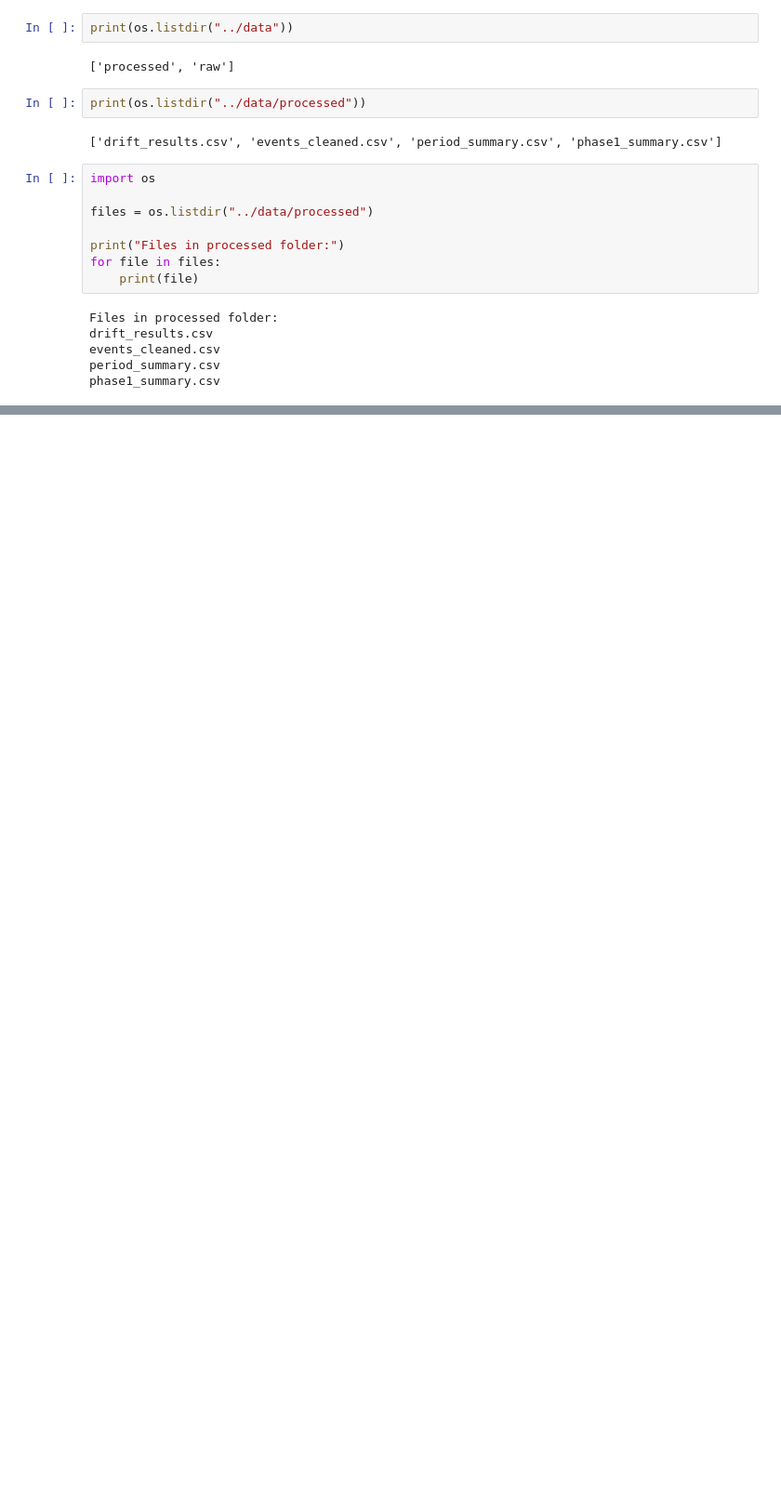
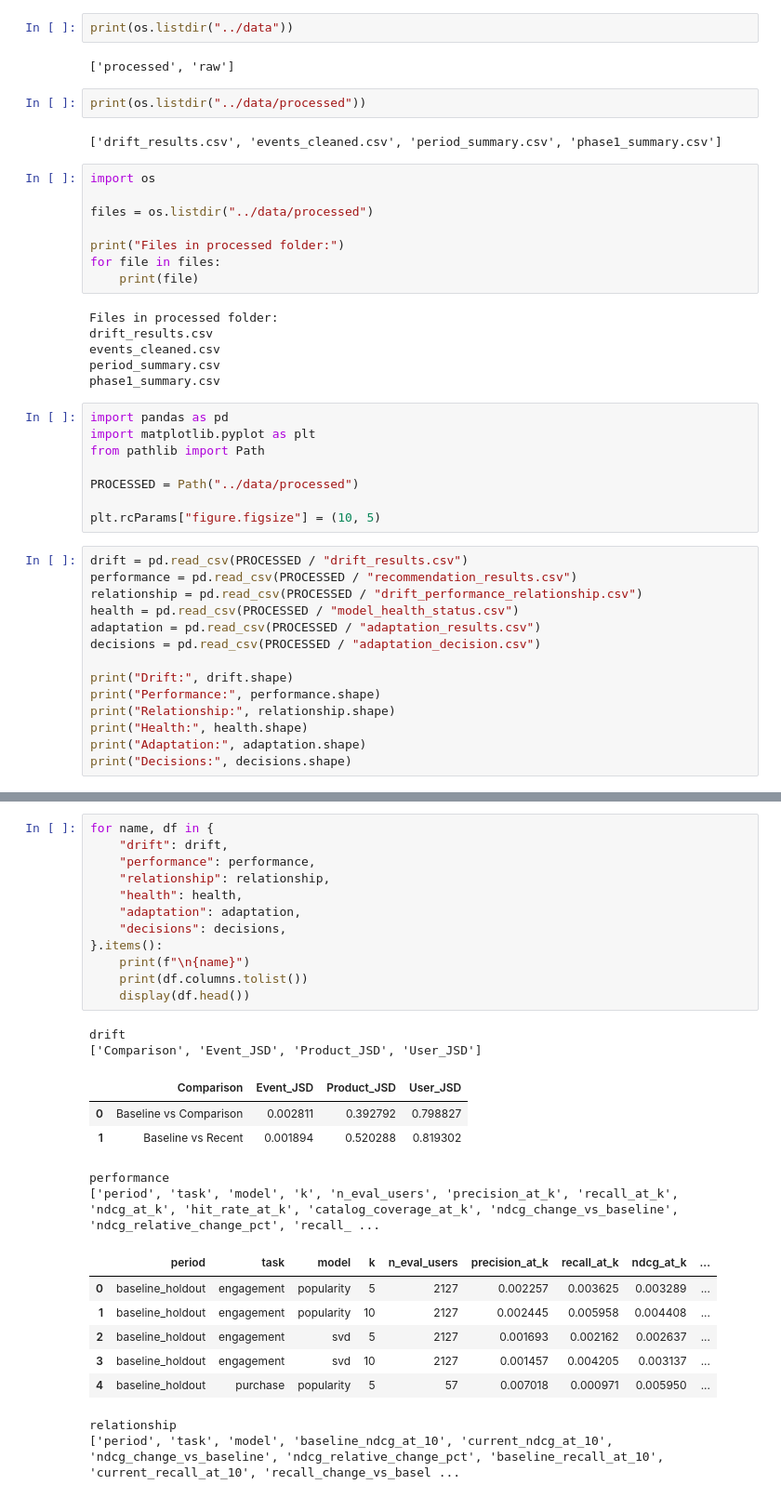
Before and after one commit to 1da23cs124cs-svg/Recommendation-Drift-Monitoring, a Jupyter notebook: notebooks/01_data_analysis.ipynb, the cells around one changed output, grey strips where cells are left out. Shown at 93% size. Cells and saved outputs as stored; diff of their text form; blank space fills up the shorter version.

```diff
--- a/notebooks/01_data_analysis.ipynb
+++ b/notebooks/01_data_analysis.ipynb
@@ -1187,3 +1187,25 @@ drift_results.csv
 events_cleaned.csv
 period_summary.csv
 phase1_summary.csv
+# %%
+import pandas as pd
+import matplotlib.pyplot as plt
+from pathlib import Path
+
+PROCESSED = Path("../data/processed")
+
+plt.rcParams["figure.figsize"] = (10, 5)
+# %%
+drift = pd.read_csv(PROCESSED / "drift_results.csv")
+performance = pd.read_csv(PROCESSED / "recommendation_results.csv")
+relationship = pd.read_csv(PROCESSED / "drift_performance_relationship.csv")
+health = pd.read_csv(PROCESSED / "model_health_status.csv")
+adaptation = pd.read_csv(PROCESSED / "adaptation_results.csv")
+decisions = pd.read_csv(PROCESSED / "adaptation_decision.csv")
+
+print("Drift:", drift.shape)
+print("Performance:", performance.shape)
+print("Relationship:", relationship.shape)
+print("Health:", health.shape)
+print("Adaptation:", adaptation.shape)
+print("Decisions:", decisions.shape)
@@ -1189,0 +1219,28 @@ phase1_summary.csv
+# %%
+for name, df in {
+    "drift": drift,
+    "performance": performance,
+    "relationship": relationship,
+    "health": health,
+    "adaptation": adaptation,
+    "decisions": decisions,
+}.items():
+    print(f"\n{name}")
+    print(df.columns.tolist())
+    display(df.head())
+# %% [output]
+drift
+['Comparison', 'Event_JSD', 'Product_JSD', 'User_JSD']
+|  | Comparison | Event_JSD | Product_JSD | User_JSD |
+| 0 | Baseline vs Comparison | 0.002811 | 0.392792 | 0.798827 |
+| 1 | Baseline vs Recent | 0.001894 | 0.520288 | 0.819302 |
+performance
+['period', 'task', 'model', 'k', 'n_eval_users', 'precision_at_k', 'recall_at_k', 'ndcg_at_k', 'hit_rate_at_k', 'catalog_coverage_at_k', 'ndcg_change_vs_baseline', 'ndcg_relative_change_pct', 'recall_ ...
+|  | period | task | model | k | n_eval_users | precision_at_k | recall_at_k | ndcg_at_k | ... |
+| 0 | baseline_holdout | engagement | popularity | 5 | 2127 | 0.002257 | 0.003625 | 0.003289 | ... |
+| 1 | baseline_holdout | engagement | popularity | 10 | 2127 | 0.002445 | 0.005958 | 0.004408 | ... |
+| 2 | baseline_holdout | engagement | svd | 5 | 2127 | 0.001693 | 0.002162 | 0.002637 | ... |
+| 3 | baseline_holdout | engagement | svd | 10 | 2127 | 0.001457 | 0.004205 | 0.003137 | ... |
+| 4 | baseline_holdout | purchase | popularity | 5 | 57 | 0.007018 | 0.000971 | 0.005950 | ... |
+relationship
+['period', 'task', 'model', 'baseline_ndcg_at_10', 'current_ndcg_at_10', 'ndcg_change_vs_baseline', 'ndcg_relative_change_pct', 'baseline_recall_at_10', 'current_recall_at_10', 'recall_change_vs_basel ...
```
Also changed, not shown: parts of 7 cells of this notebook, 10 other files.
